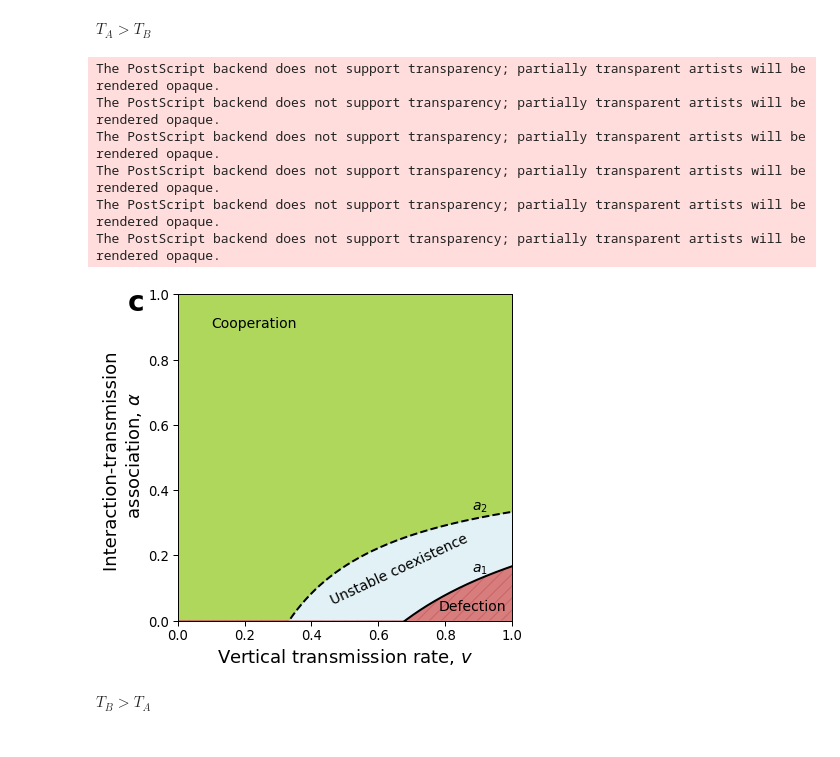
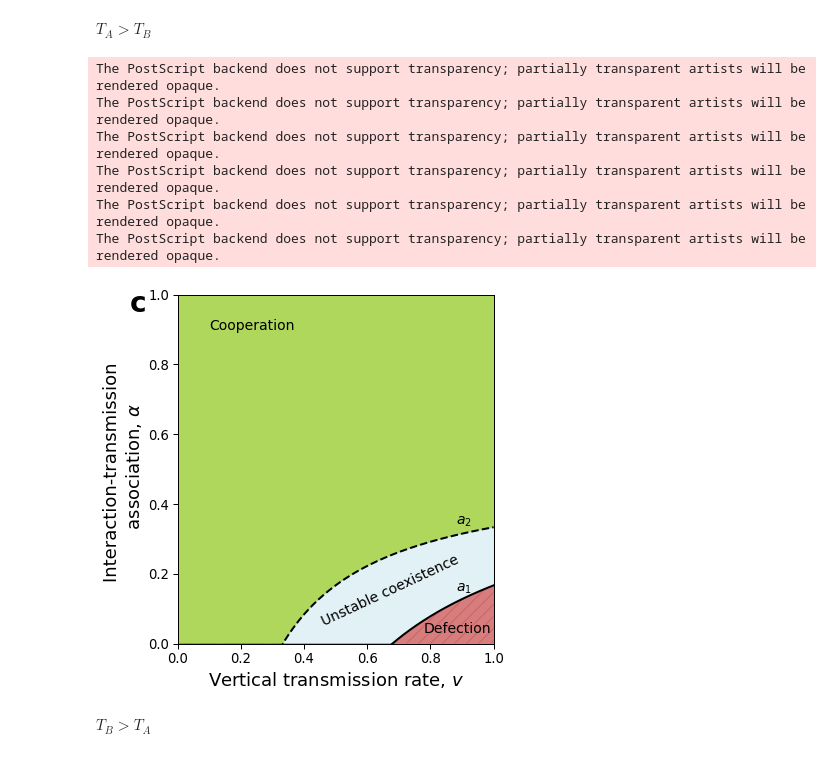
Before and after one commit to yoavram-lab/CulturalCooperation, a Jupyter notebook: ms/figures.ipynb, the cells around one changed output. Cells and saved outputs as stored; diff of their text form; code cells hidden in the pictures.

```diff
--- a/ms/figures.ipynb
+++ b/ms/figures.ipynb
@@ -415,34 +416,35 @@ ax.set(ylim=(0, 1),
 ax.set_xlabel('Vertical transmission rate, $v$', fontsize=18)
 ax.set_ylabel('Interaction-transmission \n association, ' r'$\alpha$', fontsize=18)
 
 ##  α > a2
 ax.fill_between(v, 1, a2, color='yellowgreen', alpha=0.8)
 
 #  α < a1
 ax.fill_between(v, a1, color='indianred', hatch="//", alpha=0.8)
 
 # a1 < α < a2
 ax.fill_between(v, a1, a2, color='lightblue', alpha=0.35)
 
 ax.text(0.1, 0.9, r'Cooperation', fontdict=fontdict)
 ax.text(0.78, 0.03, r'Defection', fontdict=fontdict)
 ax.text(0.45, 0.05, r'Unstable coexistence', fontdict=fontdict, rotation = 25)
 ax.text(0.88, 0.15, r'$a_1$', fontdict=fontdict)
 ax.text(0.88, 0.34, r'$a_2$', fontdict=fontdict)
 ax.text(-0.15, 0.95, 'c', fontdict=dict(fontsize=28, weight='bold'))
+plt.tight_layout()
 
 
 
 fig.savefig('Figures/Result3_alpha_Vs_v_TA_TB.pdf')
 fig.savefig('Figures/Result3_alpha_Vs_v_TA_TB.eps')
 # %% [output]
 The PostScript backend does not support transparency; partially transparent artists will be rendered opaque.
 The PostScript backend does not support transparency; partially transparent artists will be rendered opaque.
 The PostScript backend does not support transparency; partially transparent artists will be rendered opaque.
 The PostScript backend does not support transparency; partially transparent artists will be rendered opaque.
 The PostScript backend does not support transparency; partially transparent artists will be rendered opaque.
 The PostScript backend does not support transparency; partially transparent artists will be rendered opaque.
-[figure, old version]
+[figure, new version]
 # %% [markdown]
 $T_B > T_A$
 # %%
```
Also changed, not shown: parts of 1 cell of this notebook, 5 other files.
